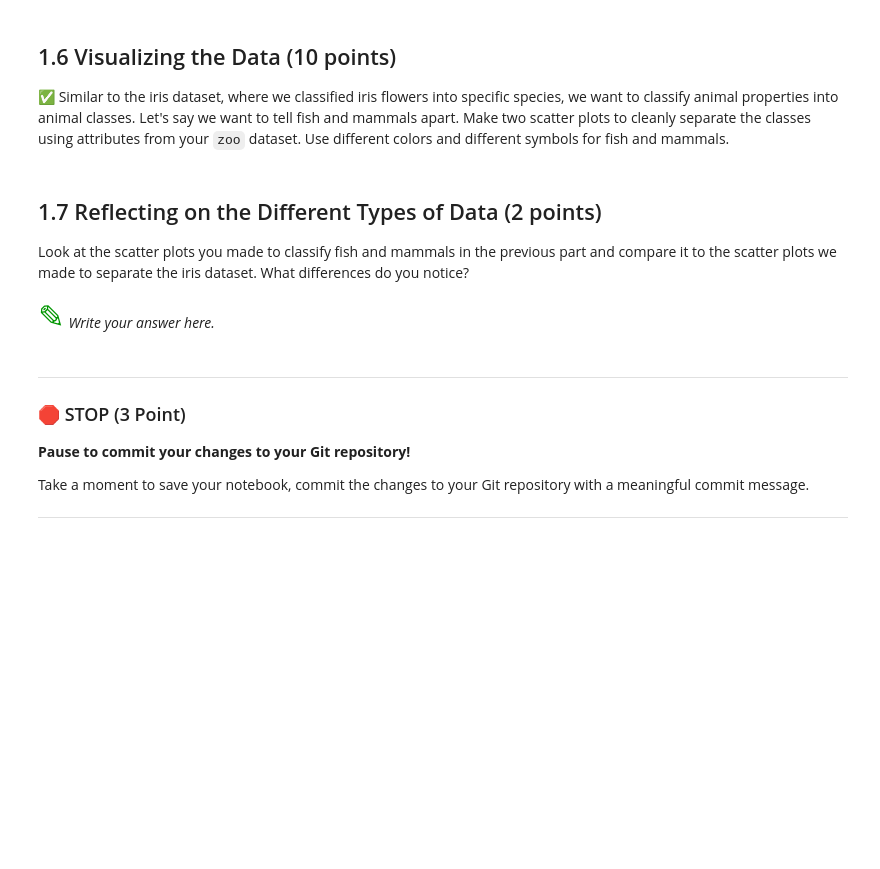
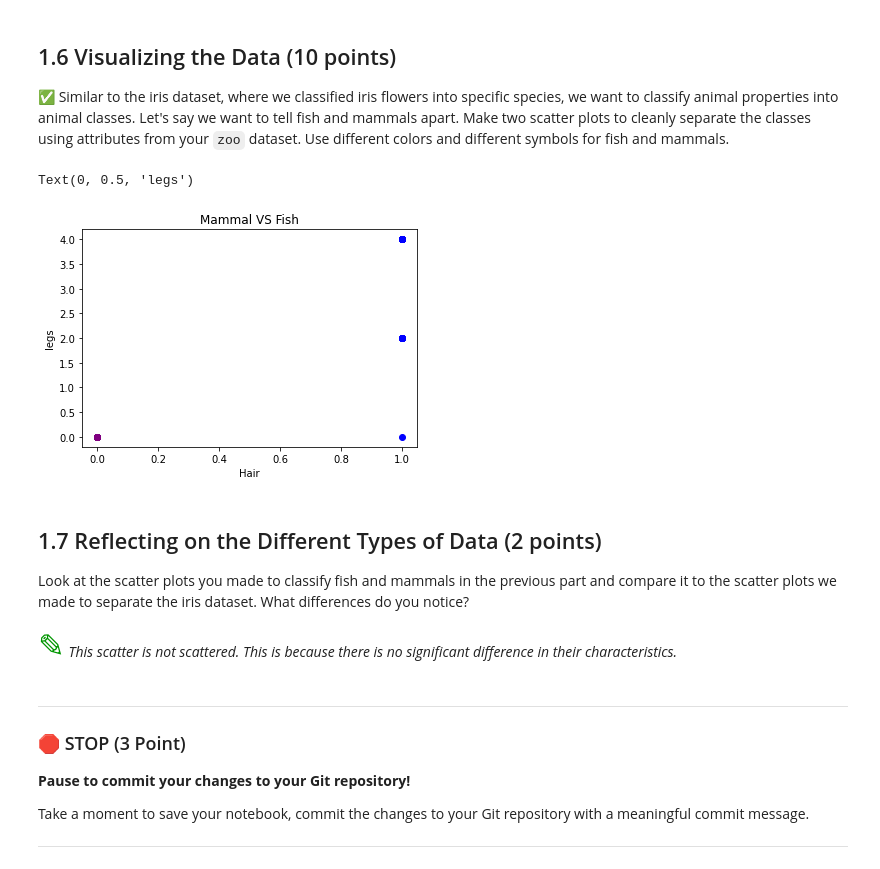
Before and after one commit to Sangjun1234/CMSE202-s23-turnin, a Jupyter notebook: hw02/HW-02_PandasAndObjects-STUDENT.ipynb, the cells around one changed output. Cells and saved outputs as stored; diff of their text form; code cells hidden in the pictures; blank space fills up the shorter version.

```diff
--- a/hw02/HW-02_PandasAndObjects-STUDENT.ipynb
+++ b/hw02/HW-02_PandasAndObjects-STUDENT.ipynb
@@ -83,3 +87,10 @@ Look at both datasets (`class.csv`, `zoo.csv`). Describe the contents of both da
 &#9989; Use pandas to read in the `zoo.csv` and `class.csv` files into DataFrames.
 # %%
 #Write code here
+import pandas as pd
+
+zoo_df = pd.read_csv('zoo.csv')
+
+class_df = pd.read_csv('class.csv')
+
+print(class_df)
@@ -95,12 +135,25 @@ Look back in the PCA/ICA and see how we used `groupby` to find the number of Iri
 &#9989; Similar to the iris dataset, where we classified iris flowers into specific species, we want to classify animal properties into animal classes. Let's say we want to tell fish and mammals apart. Make two scatter plots to cleanly separate the classes using attributes from your `zoo` dataset. Use different colors and different symbols for fish and mammals.
 # %%
 #Write your code here
+import matplotlib.pyplot as plt
+mammal = zoo_df[zoo_df['class_type'] == 1]
+fish = zoo_df[zoo_df['class_type'] == 4]
+
+plt.scatter(mammal['hair'], mammal['legs'], c='blue')
+plt.scatter(fish['hair'], fish['legs'], c = 'purple')
+
+plt.title('Mammal VS Fish')
+plt.xlabel('Hair')
+plt.ylabel('legs')
+# %% [output]
+Text(0, 0.5, 'legs')
+[figure, added]
 # %% [markdown]
 ## 1.7 Reflecting on the Different Types of Data (2 points)
 
 Look at the scatter plots you made to classify fish and mammals in the previous part and compare it to the scatter plots we made to separate the iris dataset. What differences do you notice?
 # %% [markdown]
-<font size=6 color="#009600">&#9998;</font> *Write your answer here.*
+<font size=6 color="#009600">&#9998;</font> *This scatter is not scattered. This is because there is no significant difference in their characteristics.*
 # %% [markdown]
 ---
 ### &#128721; STOP (3 Point)
```
Also changed, not shown: parts of 10 cells of this notebook, 2 other files.
